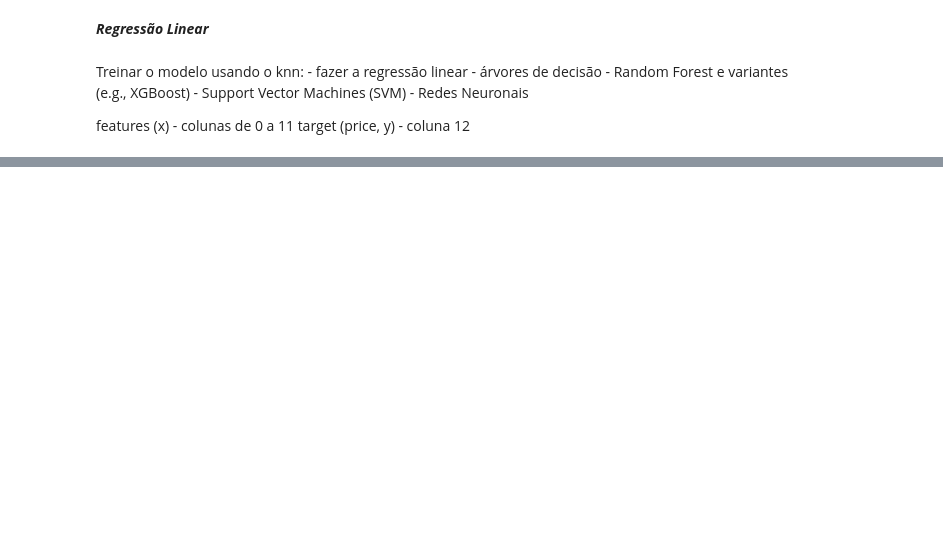
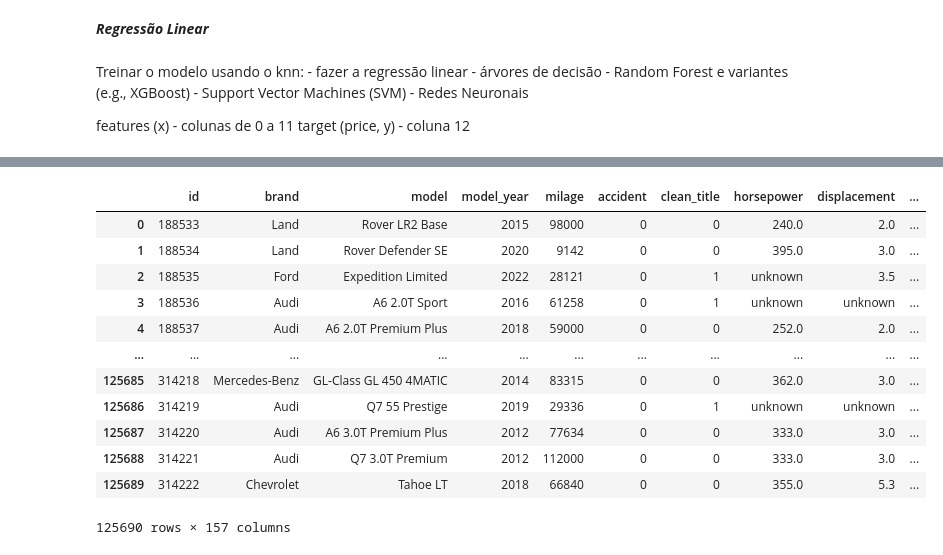
Before and after one commit to ThaylaalyahT/AA_TP1, a Jupyter notebook: car_price_prediction_test.ipynb, the cells around one changed output, grey strips where cells are left out. Cells and saved outputs as stored; diff of their text form; code cells hidden in the pictures; blank space fills up the shorter version.

```diff
--- a/car_price_prediction_test.ipynb
+++ b/car_price_prediction_test.ipynb
@@ -202,0 +162,59 @@ plt.show()
+# %%
+import re
+ext_colors = train['ext_col'].astype(str)
+int_colors = train['int_col'].astype(str)
+ext_colors_test = test['ext_col'].astype(str)
+int_colors_test = test['int_col'].astype(str)
+
+one_ext_color = ext_colors[ext_colors.str.contains(r'^[A-Za-zÀ-ÿ]+$', regex=True)].unique().tolist()
+one_int_color = int_colors[int_colors.str.contains(r'^[A-Za-zÀ-ÿ]+$', regex=True)].unique().tolist()
+
+colors_map = {c.lower(): c for c in one_ext_color}
+def normalize_color(color):
+    lower_color = color.lower()
+    for word, base_color in colors_map.items():
+        if re.search(rf'\b{word}\b', lower_color):
+            return base_color
+    return color
+# %%
+train['ext_col']= ext_colors.apply(normalize_color)
+train['int_col'] = int_colors.apply(normalize_color)
+
+test['ext_col'] = ext_colors_test.apply(normalize_color)
+test['int_col'] = int_colors_test.apply(normalize_color)
+
+train['all_colors'] = train[['int_col', 'ext_col']].values.tolist()
+test['all_colors'] = test[['int_col', 'ext_col']].values.tolist()
+
+
+exploded_train = train['all_colors'].explode()
+exploded_test = test['all_colors'].explode()
+
+
+count_df_train = pd.crosstab(exploded_train.index, exploded_train)
+
+count_df_test = pd.crosstab(exploded_test.index, exploded_test)
+
+count_df_train_columns = [f"color_{c}" for c in count_df_train.columns]
+
+count_df_test.columns = [f"color_{c}" for c in count_df_test.columns]
+
+
+train = pd.concat([train, count_df_train], axis=1).drop(columns=['int_col', 'ext_col', 'all_colors'])
+test = pd.concat([test.drop(columns=['int_col','ext_col','all_colors']), count_df_test], axis=1)
+
+test
+# %% [output]
+|  | id | brand | model | model_year | milage | accident | clean_title | horsepower | displacement | ... |
+| 0 | 188533 | Land | Rover LR2 Base | 2015 | 98000 | 0 | 0 | 240.0 | 2.0 | ... |
+| 1 | 188534 | Land | Rover Defender SE | 2020 | 9142 | 0 | 0 | 395.0 | 3.0 | ... |
+| 2 | 188535 | Ford | Expedition Limited | 2022 | 28121 | 0 | 1 | unknown | 3.5 | ... |
+| 3 | 188536 | Audi | A6 2.0T Sport | 2016 | 61258 | 0 | 1 | unknown | unknown | ... |
+| 4 | 188537 | Audi | A6 2.0T Premium Plus | 2018 | 59000 | 0 | 0 | 252.0 | 2.0 | ... |
+| ... | ... | ... | ... | ... | ... | ... | ... | ... | ... | ... |
+| 125685 | 314218 | Mercedes-Benz | GL-Class GL 450 4MATIC | 2014 | 83315 | 0 | 0 | 362.0 | 3.0 | ... |
+| 125686 | 314219 | Audi | Q7 55 Prestige | 2019 | 29336 | 0 | 1 | unknown | unknown | ... |
+| 125687 | 314220 | Audi | A6 3.0T Premium Plus | 2012 | 77634 | 0 | 0 | 333.0 | 3.0 | ... |
+| 125688 | 314221 | Audi | Q7 3.0T Premium | 2012 | 112000 | 0 | 0 | 333.0 | 3.0 | ... |
+| 125689 | 314222 | Chevrolet | Tahoe LT | 2018 | 66840 | 0 | 0 | 355.0 | 5.3 | ... |
+125690 rows × 157 columns
```
Also changed, not shown: parts of 15 cells of this notebook, 2 other files.
